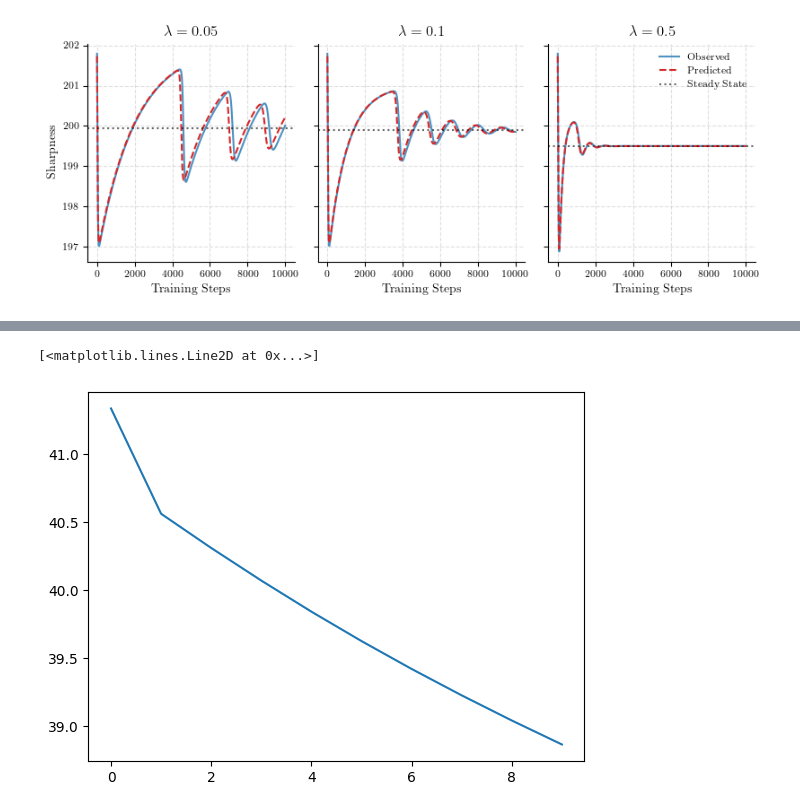
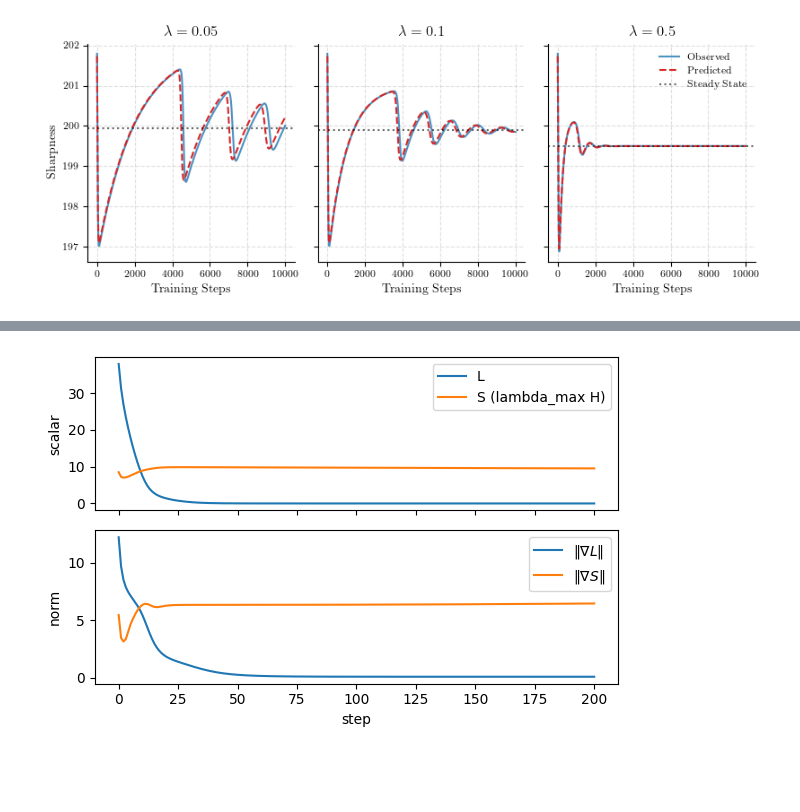
Before and after one commit to lutscha/slt-experiments, a Jupyter notebook: runs.ipynb, the cells around one changed output, grey strips where cells are left out. Drawn from its saved outputs; the diff is of its cells as text; code cells hidden in the pictures; blank space fills up the shorter version.

```diff
--- a/runs.ipynb
+++ b/runs.ipynb
@@ -289,5 +272,0 @@ Training complete!
-# %%
-plt.plot(run["sharpness"])
-# %% [output]
-[<matplotlib.lines.Line2D at 0x...>]
-[figure, removed]
@@ -293,0 +384,22 @@ plt.plot(run["sharpness"])
+# %%
+# Deep linear synthetic MSE: L, grad L, theta, S, u, grad S (same spirit as toy_models.gd_run)
+n, d, depth = 1000, 10, 2
+lr, wd = 0.05, 0.01
+n_steps = 200
+lin = linear_network.gd_run(
+    n, d, depth, lr=lr, wd=wd, n_steps=n_steps, seed=0, label_noise_std=0.0
+)
+# %%
+fig, ax = plt.subplots(2, 1, figsize=(6, 4), sharex=True)
+ax[0].plot(lin["L"], label="L")
+ax[0].plot(lin["S"], label="S (lambda_max H)")
+ax[0].legend()
+ax[0].set_ylabel("scalar")
+ax[1].plot(np.linalg.norm(lin["grad_L"], axis=1), label=r"$\|\nabla L\|$")
+ax[1].plot(np.linalg.norm(lin["grad_S"], axis=1), label=r"$\|\nabla S\|$")
+ax[1].legend()
+ax[1].set_xlabel("step")
+ax[1].set_ylabel("norm")
+fig.tight_layout()
+# %% [output]
+[figure, added]
```
Also changed, not shown: parts of 14 cells of this notebook, 11 other files.
